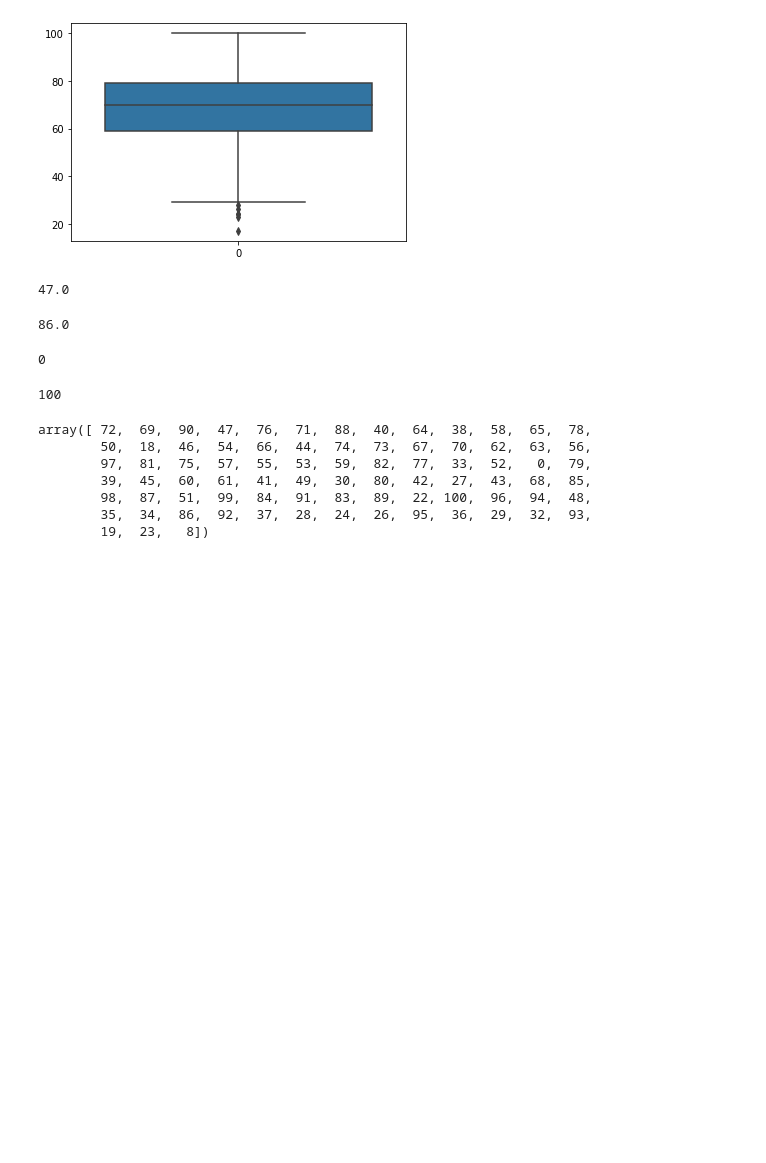
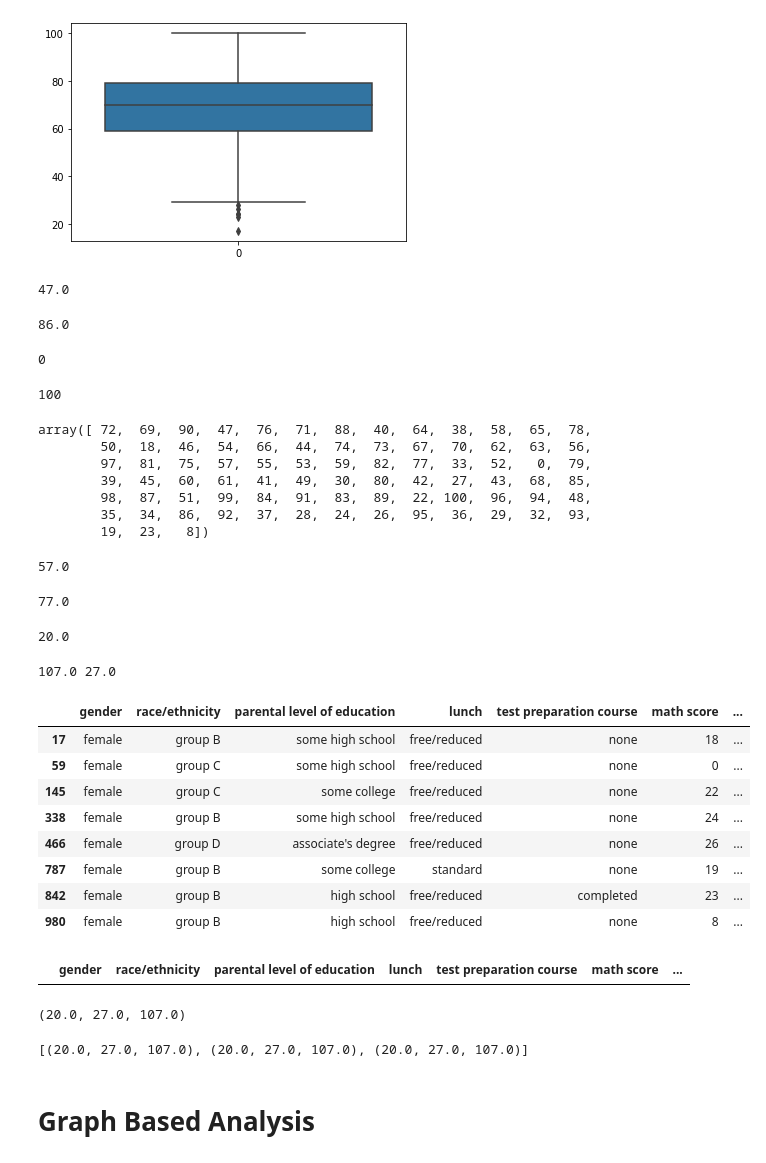
Before and after one commit to prasath9944/EDA, a Jupyter notebook: FSDS_Students_EDA_20th_Dec_2022.ipynb, the cells around one changed output. Saved outputs shown, nothing was run; the diff lists cells and outputs as text; code cells hidden in the pictures; blank space fills up the shorter version.

```diff
--- a/FSDS_Students_EDA_20th_Dec_2022.ipynb
+++ b/FSDS_Students_EDA_20th_Dec_2022.ipynb
@@ -367,3 +367,40 @@ array([ 72,  69,  90,  47,  76,  71,  88,  40,  64,  38,  58,  65,  78,
         98,  87,  51,  99,  84,  91,  83,  89,  22, 100,  96,  94,  48,
         35,  34,  86,  92,  37,  28,  24,  26,  95,  36,  29,  32,  93,
         19,  23,   8])
+# %%
+q1=data['math score'].quantile(0.25)
+print(q1)
+# %% [output]
+57.0
+# %%
+q3=data['math score'].quantile(0.75)
+print(q3)
+# %% [output]
+77.0
+# %%
+IQR=q3-q1
+print(IQR)
+# %% [output]
+20.0
+# %%
+upper_limit=q3+1.5*IQR
+lower_limit=q1-1.5*IQR
+print(upper_limit,lower_limit)
+# %% [output]
+107.0 27.0
+# %%
+data[data['math score']<lower_limit]
+# %% [output]
+|  | gender | race/ethnicity | parental level of education | lunch | test preparation course | math score | ... |
+| 17 | female | group B | some high school | free/reduced | none | 18 | ... |
+| 59 | female | group C | some high school | free/reduced | none | 0 | ... |
+| 145 | female | group C | some college | free/reduced | none | 22 | ... |
+| 338 | female | group B | some high school | free/reduced | none | 24 | ... |
+| 466 | female | group D | associate's degree | free/reduced | none | 26 | ... |
+| 787 | female | group B | some college | standard | none | 19 | ... |
+| 842 | female | group B | high school | free/reduced | completed | 23 | ... |
+| 980 | female | group B | high school | free/reduced | none | 8 | ... |
+# %%
+data[data['math score']>upper_limit]
+# %% [output]
+|  | gender | race/ethnicity | parental level of education | lunch | test preparation course | math score | ... |
@@ -369,0 +414,10 @@ array([ 72,  69,  90,  47,  76,  71,  88,  40,  64,  38,  58,  65,  78,
+# %%
+find_outlier(data,'math score')
+# %% [output]
+(20.0, 27.0, 107.0)
+# %%
+[find_outlier(data,i) for i in num_col]
+# %% [output]
+[(20.0, 27.0, 107.0), (20.0, 27.0, 107.0), (20.0, 27.0, 107.0)]
+# %% [markdown]
+<h1>Graph Based Analysis</h1>
```
Also changed, not shown: parts of 1 cell of this notebook.
